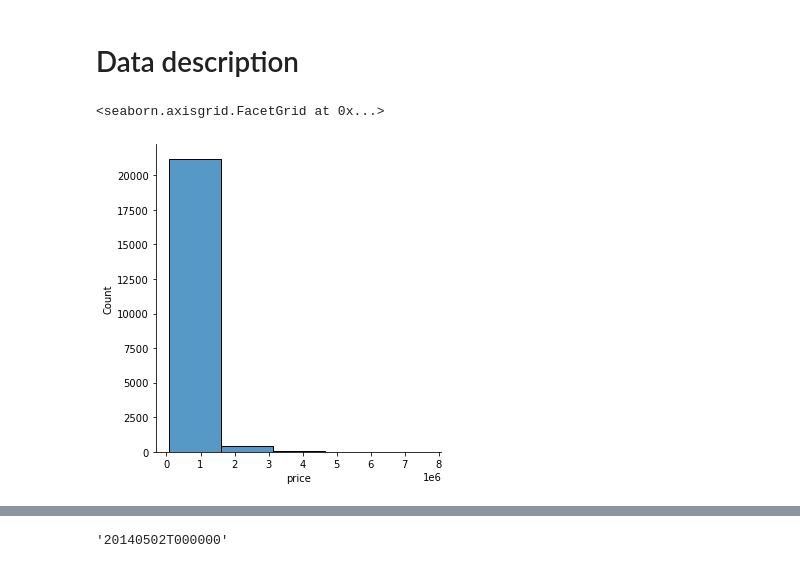
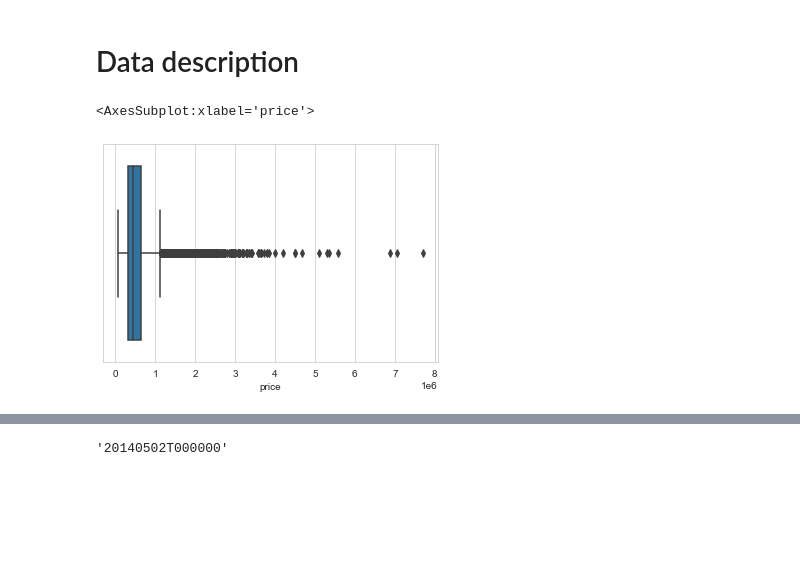
Before and after one commit to AleksanderWernik/House-sales-in-Kings-Country-WA, a Jupyter notebook: Housesales.ipynb, the cells around one changed output, grey strips where cells are left out. Drawn from its saved outputs; the diff is of its cells as text; code cells hidden in the pictures; blank space fills up the shorter version.

```diff
--- a/Housesales.ipynb
+++ b/Housesales.ipynb
@@ -69,8 +69,9 @@ df.drop(['id'], axis=1, inplace=True)
 # Data description
 # %%
 #1 price
-sns.displot(df.price, bins=5)
+sns.set_style('whitegrid')
+sns.boxplot(x='price', data=df)
 # %% [output]
-<seaborn.axisgrid.FacetGrid at 0x...>
+<AxesSubplot:xlabel='price'>
-[figure, old version]
+[figure, new version]
 # %%
```
Also changed, not shown: parts of 60 cells of this notebook.
